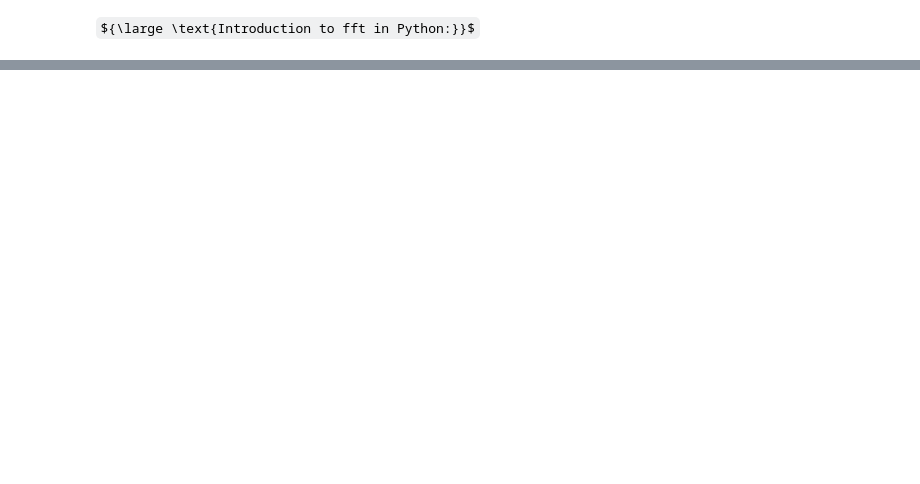
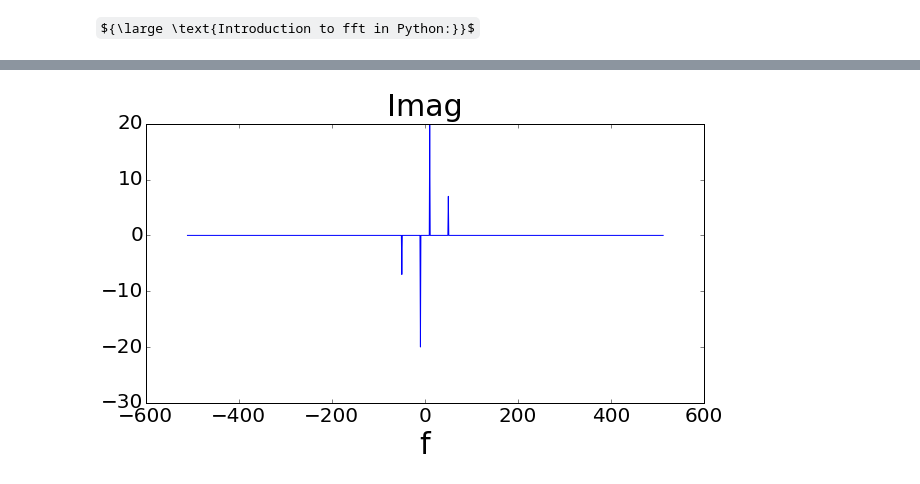
Before and after one commit to amirhamini/Math-HereAndThere, a Jupyter notebook: fftIntro.ipynb, the cells around one changed output, grey strips where cells are left out. Drawn from its saved outputs; the diff is of its cells as text; code cells hidden in the pictures; some formulas as TeX source; blank space fills up the shorter version.

```diff
--- a/fftIntro.ipynb
+++ b/fftIntro.ipynb
@@ -86,0 +161,10 @@ plt.show()
+# %%
+fig03 = plt.figure(1, figsize=(10, 5), dpi=90)
+ax = plt.axes()
+ax.plot(f, yfimagScaled)
+ax.set_title("Imag", fontsize=30, y=1.01)
+ax.set_xlabel('f', fontsize=30)
+
+plt.show()
+# %% [output]
+[figure, added]
```
Also changed, not shown: parts of 8 cells of this notebook.
